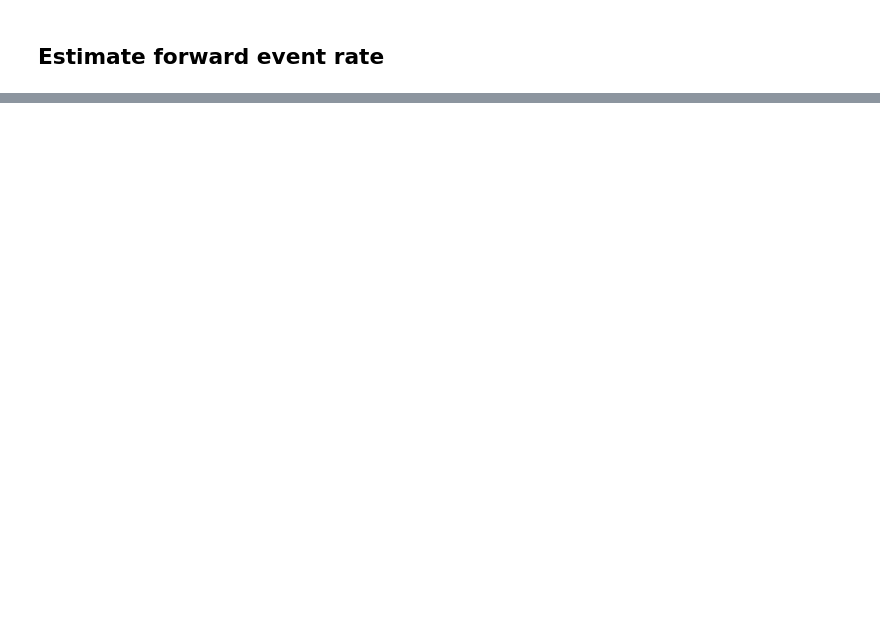
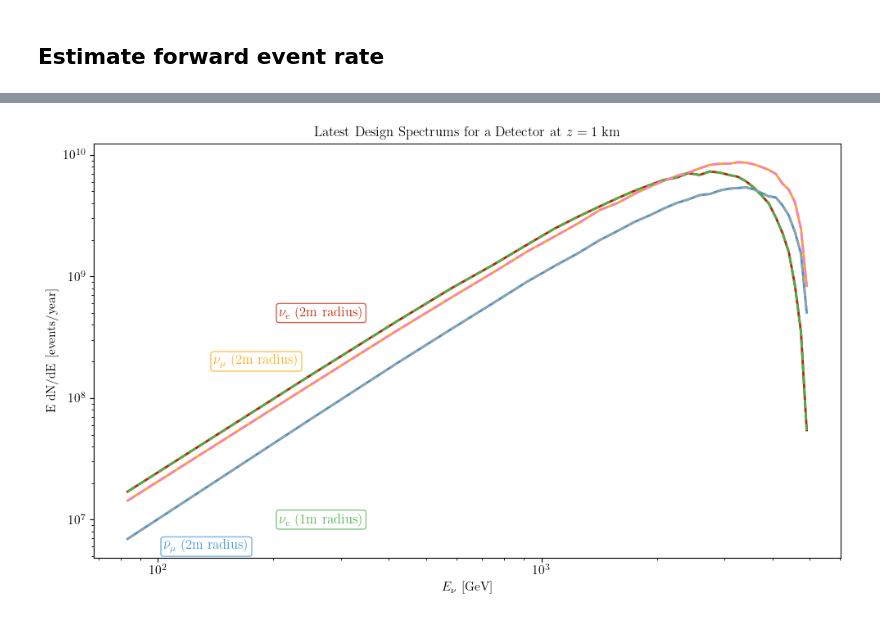
Before and after one commit to jchoi55/MINT, a Jupyter notebook: main_collider_ring_studies.ipynb, the cells around one changed output, grey strips where cells are left out. Cells and saved outputs as stored; diff of their text form; code cells hidden in the pictures; blank space fills up the shorter version.

```diff
--- a/main_collider_ring_studies.ipynb
+++ b/main_collider_ring_studies.ipynb
@@ -401,0 +593,44 @@ Estimated total forward event rate (nue):  2.571e+09 events/year
+# %%
+fig, ax = plt.subplots(figsize=(10, 6))
+line_handles = []
+
+for flavor in ["numubar", "nue", "numu"]:
+    line, = ax.plot(energy_centers, event_results[flavor]["dN_dE_per_year"]*energy_centers, lw=2, label=label[flavor]+" (Latest Design)")
+    line_handles.append(line)
+    ax.set_xscale("log")
+    ax.set_yscale("log")
+
+for flavor in ["numubar", "nue", "numu"]: #Scaled to 1t detector
+    line, = ax.plot(energy_centers, event_results2[flavor]["dN_dE_per_year"]*energy_centers, lw=2, label=label[flavor]+" (1t detector)", ls='--')
+    line_handles.append(line)
+    ax.set_xscale("log")
+    ax.set_yscale("log")
+
+
+ax.set_xlabel(r"$E_\nu$ [GeV]")
+ax.set_ylabel(r"E dN/dE [events/year]")
+# ax.set_xlim(0, 5)
+# ax.set_ylim(0, None)
+# Remove the default legend
+# ax.legend(frameon=False, fontsize=12)
+ax.set_title(r"Latest Design Spectrums for a Detector at $z = 1$ km")
+fig.tight_layout()
+
+manual_label_positions.update({
+    r"$\bar\nu_\mu$ (2m radius)": (100, 6e6),
+    r"$\nu_e$ (2m radius)": (200, 5e8),
+    r"$\nu_\mu$ (2m radius)": (135, 2e8),
+    r"$\bar\nu_\mu$ (1m radius)": (100, 1e5),
+    r"$\nu_e$ (1m radius)": (200, 1e7),
+    r"$\nu_\mu$ (1m radius)": (135, 2e6),
+})
+
+for i, flavor in enumerate(["numubar", "nue", "numu"]):
+    annotate_line(ax, line_handles[i], label[flavor]+" (2m radius)", energy_centers, event_results[flavor]["dN_dE_per_year"]*energy_centers)
+
+for i, flavor in enumerate(["numubar", "nue", "numu"]):
+    annotate_line(ax, line_handles[i+3], label[flavor]+" (1m radius)", energy_centers, event_results2[flavor]["dN_dE_per_year"]*energy_centers)
+
+fig.savefig("plots/compare_det_radii_numubar_spectrum.pdf", dpi=300, bbox_inches="tight")
+# %% [output]
+[figure, added]
```
Also changed, not shown: parts of 14 cells of this notebook, 21 other files.
